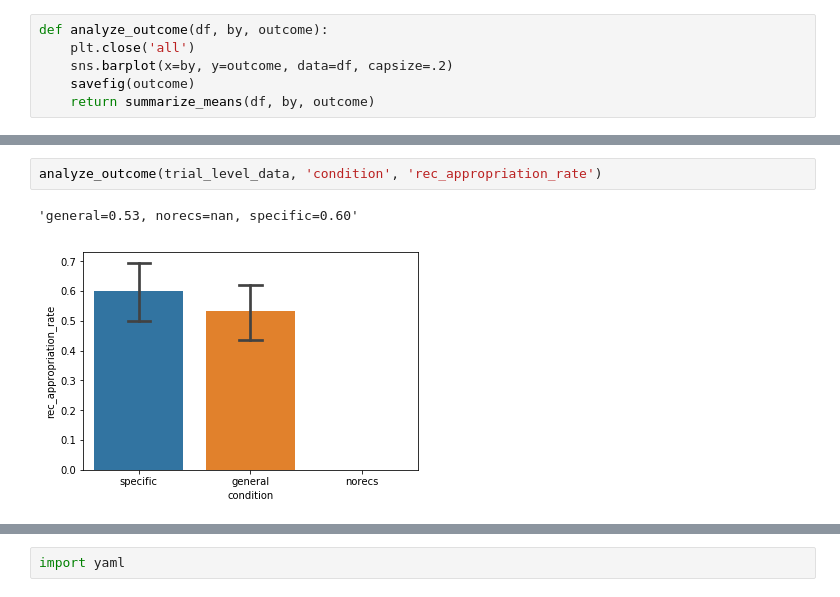
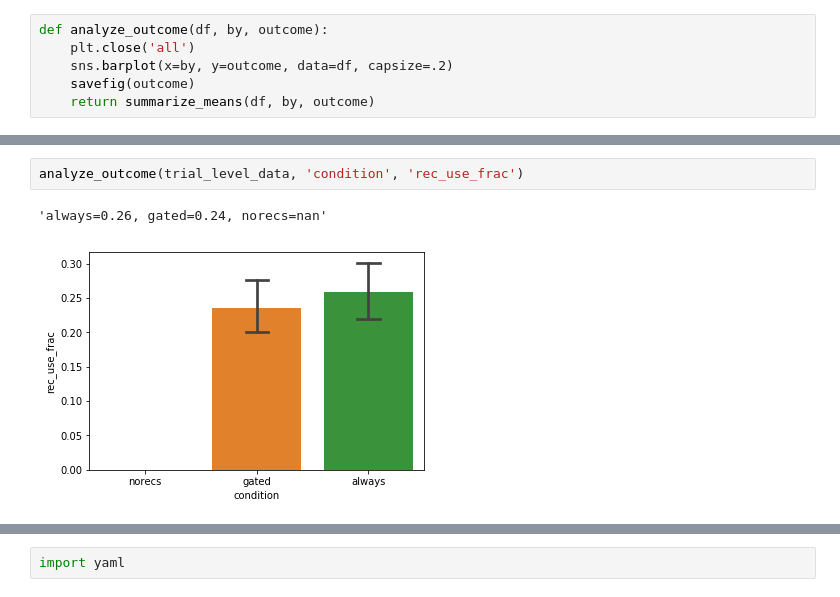
Before and after one commit to kcarnold/textrec, a Jupyter notebook: notebooks/Analysis.ipynb, the cells around one changed output, grey strips where cells are left out. Cells and saved outputs as stored; diff of their text form.

```diff
--- a/notebooks/Analysis.ipynb
+++ b/notebooks/Analysis.ipynb
@@ -252,5 +257,5 @@ analyze_outcome(trial_level_data, 'condition', 'extraneous_inputs_boxcox')
 # %%
-analyze_outcome(trial_level_data, 'condition', 'rec_appropriation_rate')
+analyze_outcome(trial_level_data, 'condition', 'rec_use_frac')
 # %% [output]
-'general=0.53, norecs=nan, specific=0.60'
+'always=0.26, gated=0.24, norecs=nan'
-[figure, old version]
+[figure, new version]
```
Also changed, not shown: parts of 35 cells of this notebook, 17 other files.
